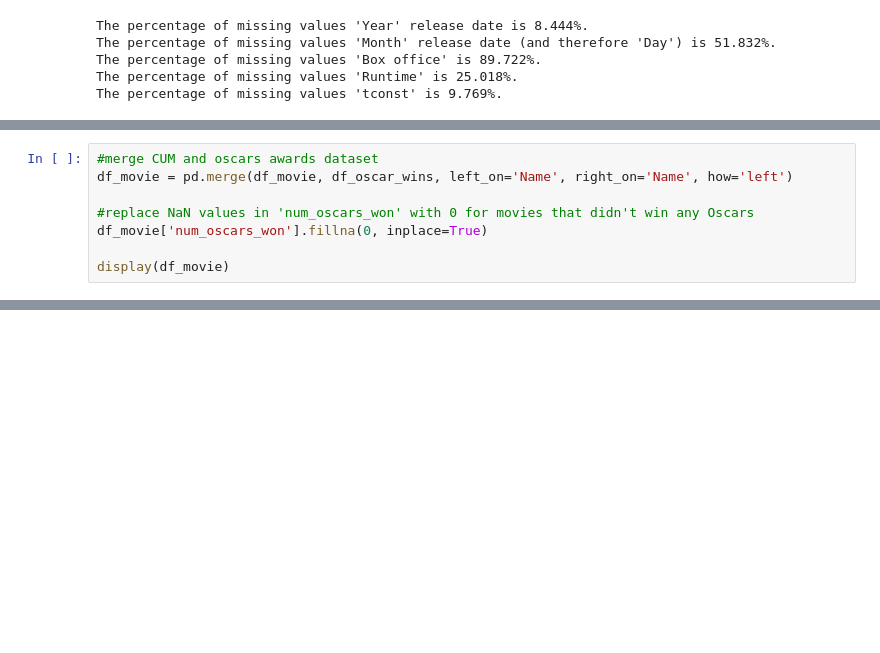
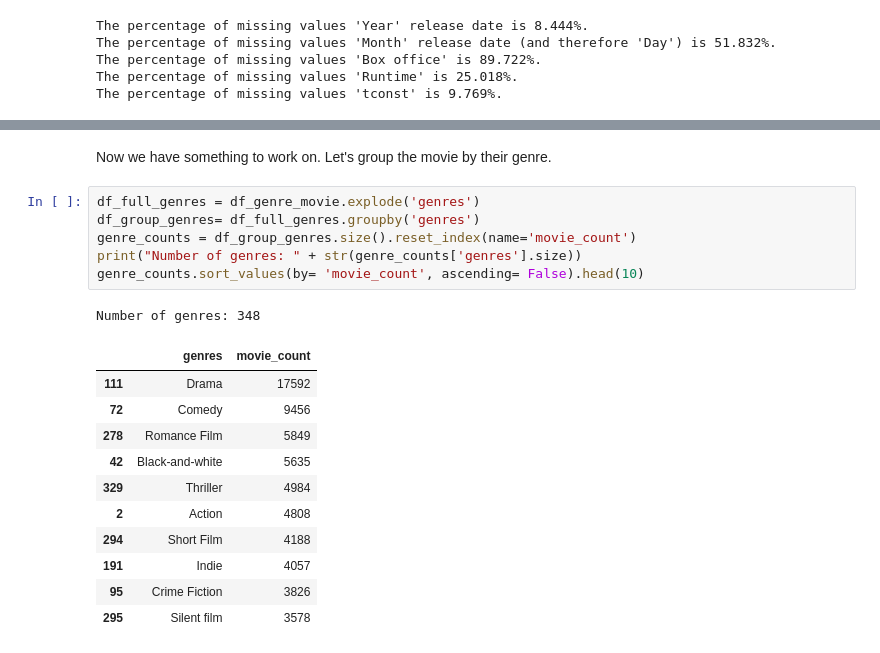
Before and after one commit to epfl-ada/ada-2023-project-deapdatadestroyers, a Jupyter notebook: data_movie_analysis.ipynb, the cells around one changed output, grey strips where cells are left out. Cells and saved outputs as stored; diff of their text form; blank space fills up the shorter version.

```diff
--- a/data_movie_analysis.ipynb
+++ b/data_movie_analysis.ipynb
@@ -362,8 +122,0 @@ display(df_oscar_wins)
-# %%
-#merge CUM and oscars awards dataset
-df_movie = pd.merge(df_movie, df_oscar_wins, left_on='Name', right_on='Name', how='left')
-
-#replace NaN values in 'num_oscars_won' with 0 for movies that didn't win any Oscars
-df_movie['num_oscars_won'].fillna(0, inplace=True)
-
-display(df_movie)
@@ -566,0 +190,21 @@ We find something weird that if we release the movies on December it would be hi
+# %% [markdown]
+Now we have something to work on. Let's group the movie by their genre.
+# %%
+df_full_genres = df_genre_movie.explode('genres')
+df_group_genres= df_full_genres.groupby('genres')
+genre_counts = df_group_genres.size().reset_index(name='movie_count')
+print("Number of genres: " + str(genre_counts['genres'].size))
+genre_counts.sort_values(by= 'movie_count', ascending= False).head(10)
+# %% [output]
+Number of genres: 348
+|  | genres | movie_count |
+| 111 | Drama | 17592 |
+| 72 | Comedy | 9456 |
+| 278 | Romance Film | 5849 |
+| 42 | Black-and-white | 5635 |
+| 329 | Thriller | 4984 |
+| 2 | Action | 4808 |
+| 294 | Short Film | 4188 |
+| 191 | Indie | 4057 |
+| 95 | Crime Fiction | 3826 |
+| 295 | Silent film | 3578 |
```
Also changed, not shown: parts of 42 cells of this notebook.
